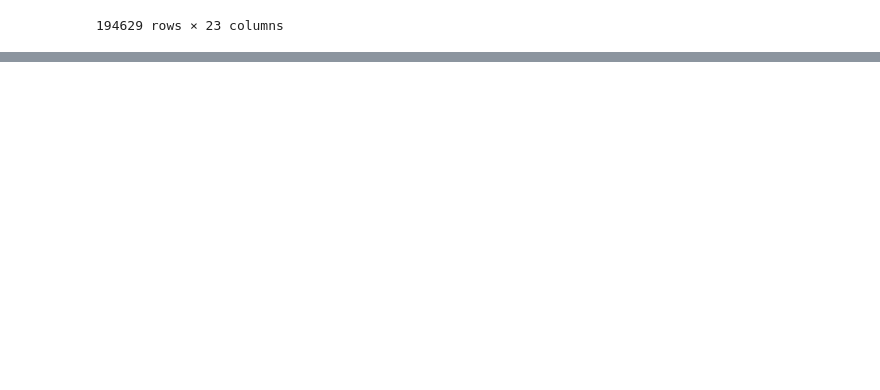
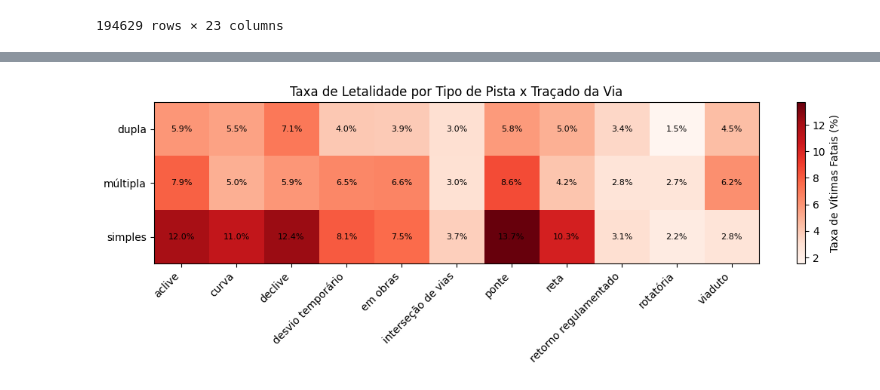
Before and after one commit to luis-fernandoh/projeto_final_ciencia_de_dados, a Jupyter notebook: TP2.ipynb, the cells around one changed output, grey strips where cells are left out. Saved outputs shown, nothing was run; the diff lists cells and outputs as text; code cells hidden in the pictures; blank space fills up the shorter version.

```diff
--- a/TP2.ipynb
+++ b/TP2.ipynb
@@ -163,0 +209,21 @@ df2
+# %%
+# Visualização 1: heatmap da taxa de letalidade por combinação
+
+plt.figure(figsize=(11, 4))
+plt.imshow(taxa_fatal_filtrada, cmap="Reds", aspect="auto")
+plt.colorbar(label="Taxa de Vítimas Fatais (%)")
+plt.xticks(range(len(taxa_fatal_filtrada.columns)), taxa_fatal_filtrada.columns, rotation=45, ha="right")
+plt.yticks(range(len(taxa_fatal_filtrada.index)), taxa_fatal_filtrada.index)
+plt.title("Taxa de Letalidade por Tipo de Pista x Traçado da Via")
+
+# Escreve o valor numérico em cada célula do heatmap
+for i in range(taxa_fatal_filtrada.shape[0]):
+    for j in range(taxa_fatal_filtrada.shape[1]):
+        valor = taxa_fatal_filtrada.iloc[i, j]
+        if pd.notna(valor):
+            plt.text(j, i, f"{valor:.1f}%", ha="center", va="center", fontsize=8)
+
+plt.tight_layout()
+plt.show()
+# %% [output]
+[figure, added]
```
Also changed, not shown: parts of 8 cells of this notebook.
